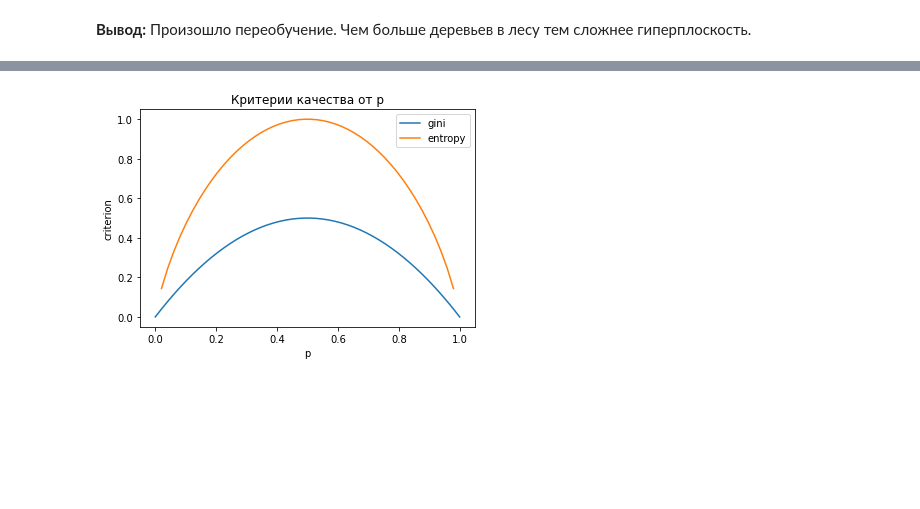
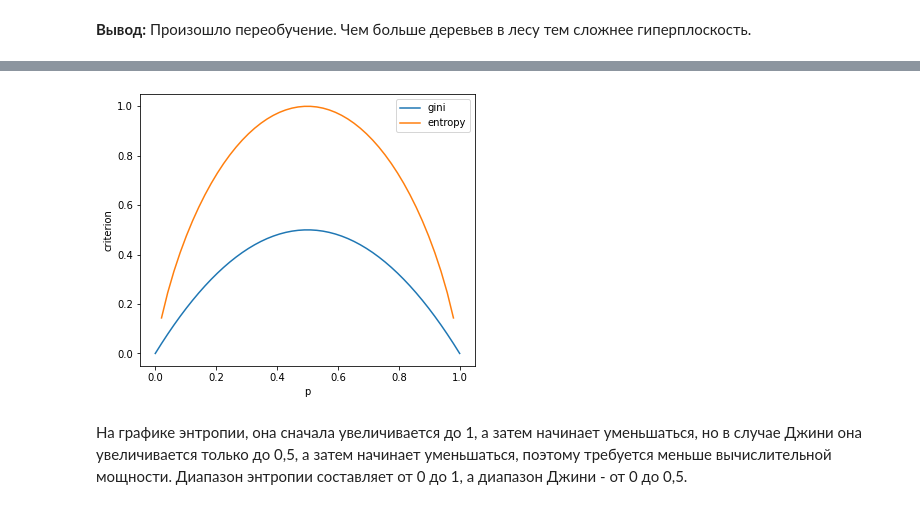
Before and after one commit to Ksenia-90/Data_analysis_algorithms, a Jupyter notebook: lesson_5_HW.ipynb, the cells around one changed output, grey strips where cells are left out. Drawn from its saved outputs; the diff is of its cells as text; code cells hidden in the pictures; blank space fills up the shorter version.

```diff
--- a/lesson_5_HW.ipynb
+++ b/lesson_5_HW.ipynb
@@ -472,11 +858,12 @@ def entropy (labels):
 # %%
-plt.rcParams['figure.figsize'] = (6,4)
+plt.rcParams['figure.figsize'] = (6,5)
 xx = np.linspace(0,1,50)
 plt.plot(xx, [2 * x * (1-x) for x in xx], label='gini')
 plt.plot(xx, [-x * np.log2(x) - (1-x) * np.log2(1 - x)  for x in xx], label='entropy')
 plt.xlabel('p')
 plt.ylabel('criterion')
-plt.title('Критерии качества от p')
 plt.legend();
 # %% [output]
-[figure, old version]
+[figure, new version]
+# %% [markdown]
+На графике энтропии, она сначала увеличивается до 1, а затем начинает уменьшаться, но в случае  Джини она увеличивается только до 0,5, а затем начинает уменьшаться, поэтому требуется меньше вычислительной мощности. Диапазон энтропии составляет от 0 до 1, а диапазон  Джини - от 0 до 0,5.
```
Also changed, not shown: parts of 58 cells of this notebook.
